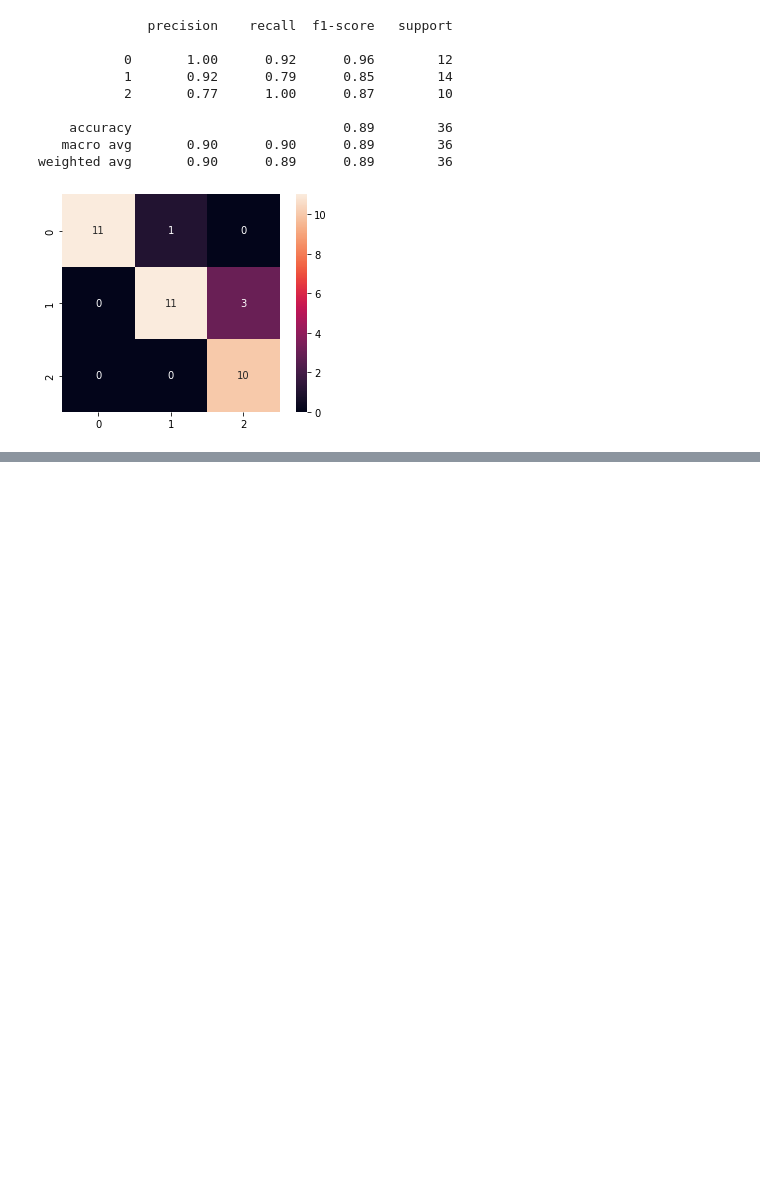
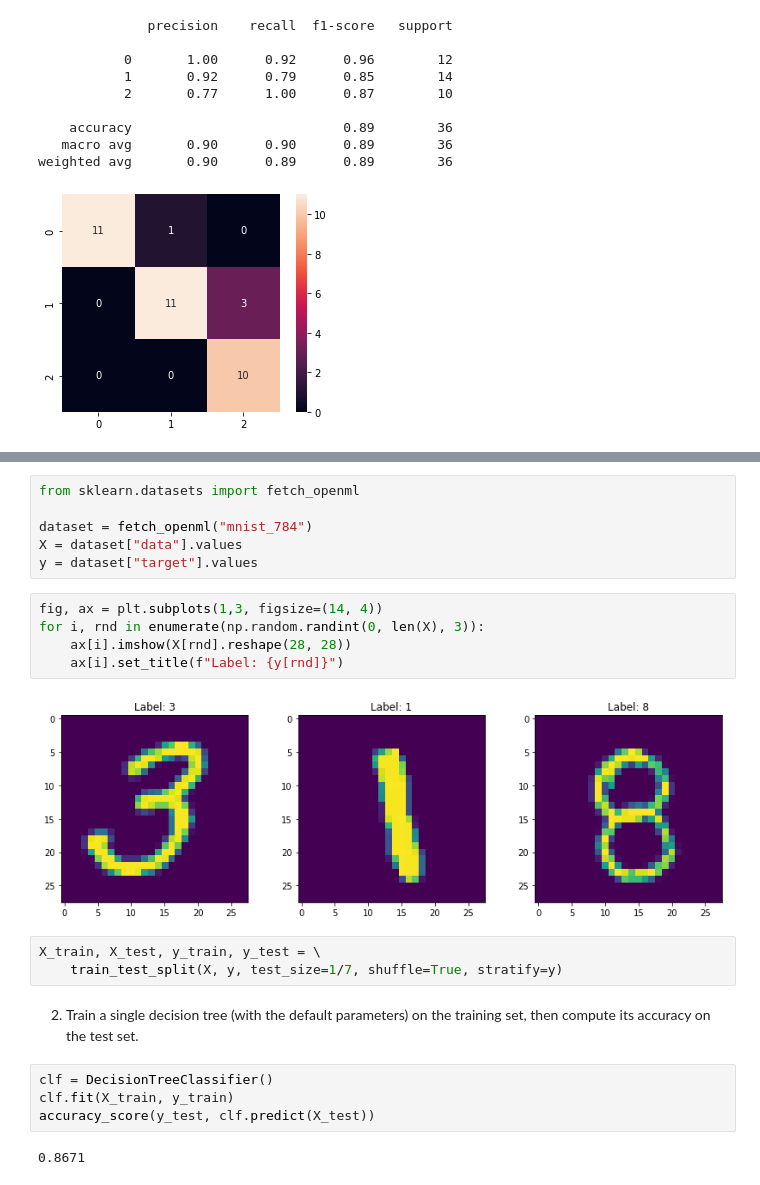
Before and after one commit to dbdmg/aiis-mllabs, a Jupyter notebook: HandsOn3 - Classification/HandsOn3.1-Sol.ipynb, the cells around one changed output, grey strips where cells are left out. Saved outputs shown, nothing was run; the diff lists cells and outputs as text; blank space fills up the shorter version.

```diff
--- a/HandsOn3 - Classification/HandsOn3.1-Sol.ipynb
+++ b/HandsOn3 - Classification/HandsOn3.1-Sol.ipynb
@@ -179,0 +256,25 @@ weighted avg       0.90      0.89      0.89        36
+# %%
+from sklearn.datasets import fetch_openml
+
+dataset = fetch_openml("mnist_784")
+X = dataset["data"].values
+y = dataset["target"].values
+# %%
+fig, ax = plt.subplots(1,3, figsize=(14, 4))
+for i, rnd in enumerate(np.random.randint(0, len(X), 3)):
+    ax[i].imshow(X[rnd].reshape(28, 28))
+    ax[i].set_title(f"Label: {y[rnd]}")
+# %% [output]
+[figure, added]
+# %%
+X_train, X_test, y_train, y_test = \
+    train_test_split(X, y, test_size=1/7, shuffle=True, stratify=y)
+# %% [markdown]
+2. Train a single decision tree (with the default parameters) on the training set, then compute its
+accuracy on the test set.
+# %%
+clf = DecisionTreeClassifier()
+clf.fit(X_train, y_train)
+accuracy_score(y_test, clf.predict(X_test))
+# %% [output]
+0.8671
```
Also changed, not shown: parts of 11 cells of this notebook.
